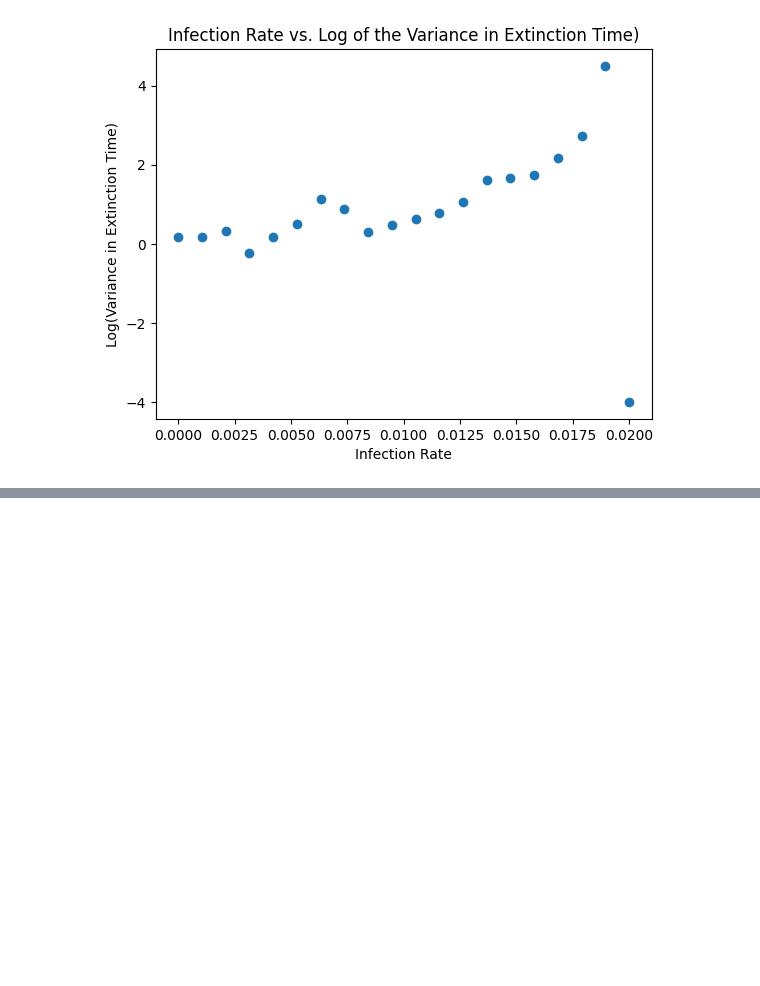
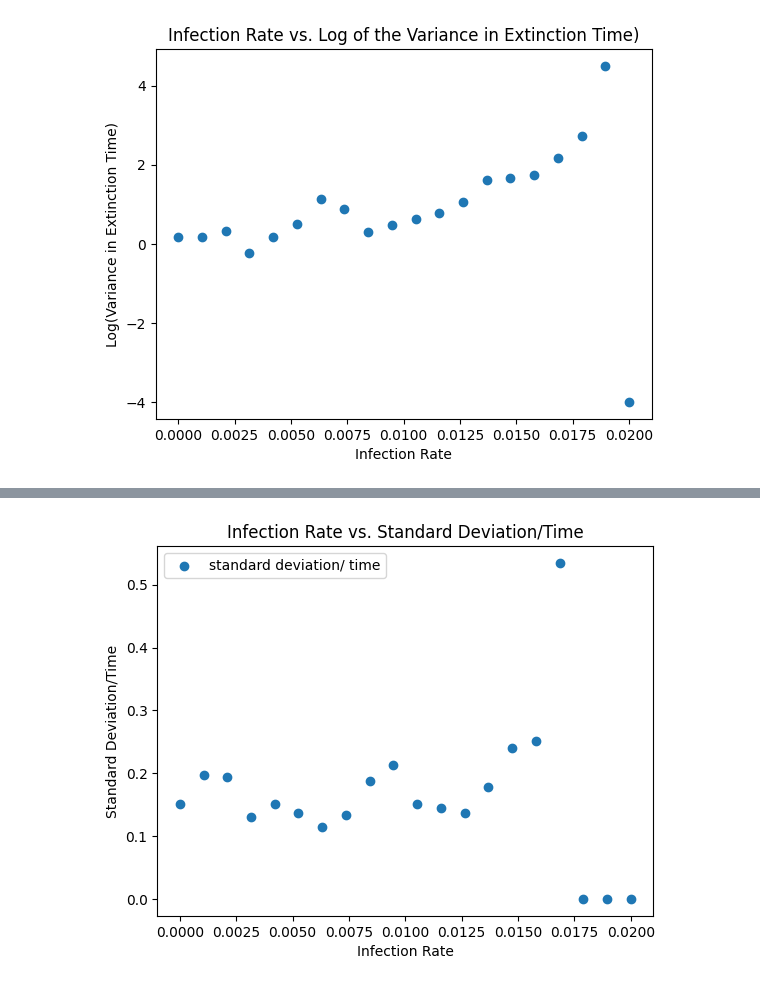
Before and after one commit to sharmashreya2002/iib_project, a Jupyter notebook: Extinction_Time_Simulation/variance_simulation.ipynb, the cells around one changed output, grey strips where cells are left out. Drawn from its saved outputs; the diff is of its cells as text; code cells hidden in the pictures; blank space fills up the shorter version.

```diff
--- a/Extinction_Time_Simulation/variance_simulation.ipynb
+++ b/Extinction_Time_Simulation/variance_simulation.ipynb
@@ -240,0 +243,10 @@ plt.show()
+# %%
+
+plt.scatter(b_array, std_divided_by_time, label = 'standard deviation/ time')
+plt.legend()
+plt.title('Infection Rate vs. Standard Deviation/Time')
+plt.ylabel('Standard Deviation/Time')
+plt.xlabel('Infection Rate')
+plt.show()
+# %% [output]
+[figure, added]
```
Also changed, not shown: parts of 1 cell of this notebook.
